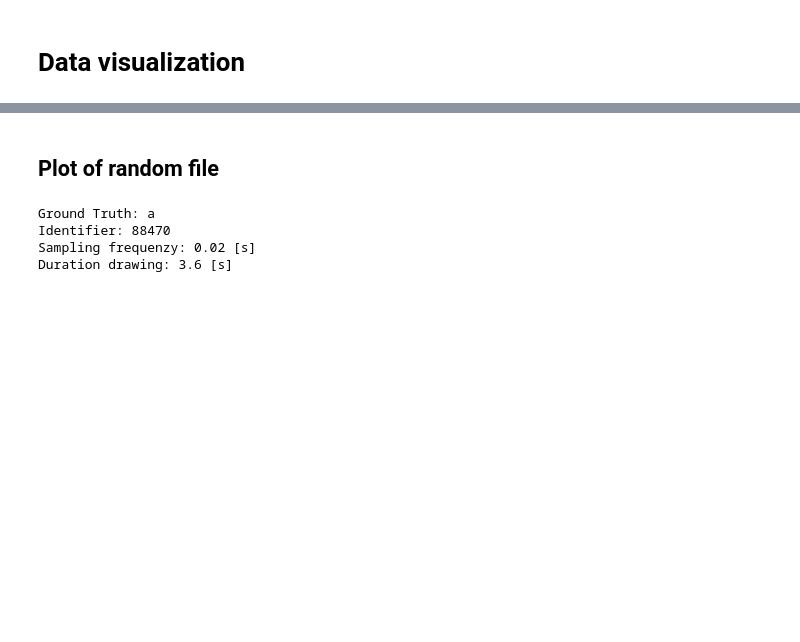
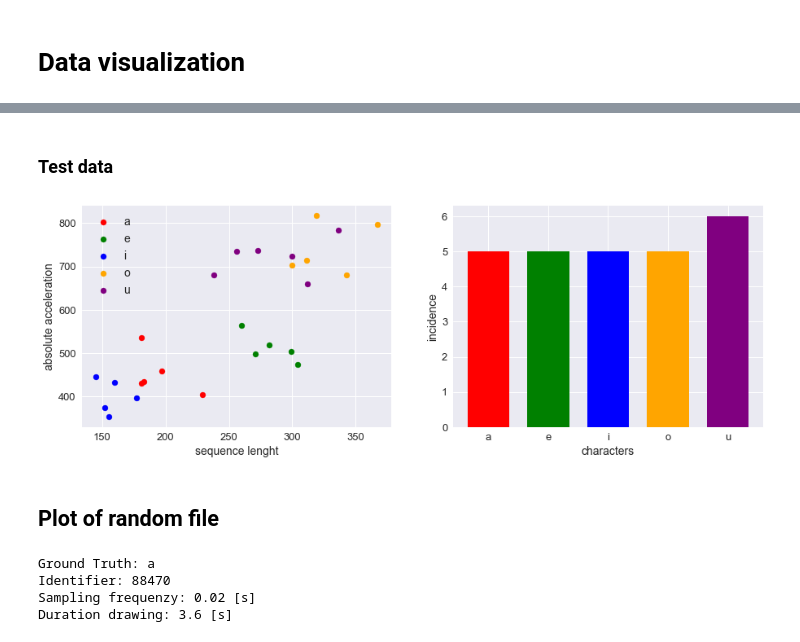
Before and after one commit to erikhelmut/japanese-character-classification, a Jupyter notebook: notebooks/1.0-erikh-initial-data-exploration.ipynb, the cells around one changed output, grey strips where cells are left out. Drawn from its saved outputs; the diff is of its cells as text; code cells hidden in the pictures; blank space fills up the shorter version.

```diff
--- a/notebooks/1.0-erikh-initial-data-exploration.ipynb
+++ b/notebooks/1.0-erikh-initial-data-exploration.ipynb
@@ -7,3 +118,12 @@
+# %% [markdown]
+### Test data
+# %%
+fig, axs = plt.subplots(1,2, figsize=(15,5))
+
+test_scatter = scatter_plot(test_seq, test_acc, axs[0])
+test_bar = bar_plot(test_seq, axs[1])
+# %% [output]
+[figure, added]
 # %% [markdown]
 ## Plot of random file
 # %%
```
Also changed, not shown: parts of 7 cells of this notebook.
